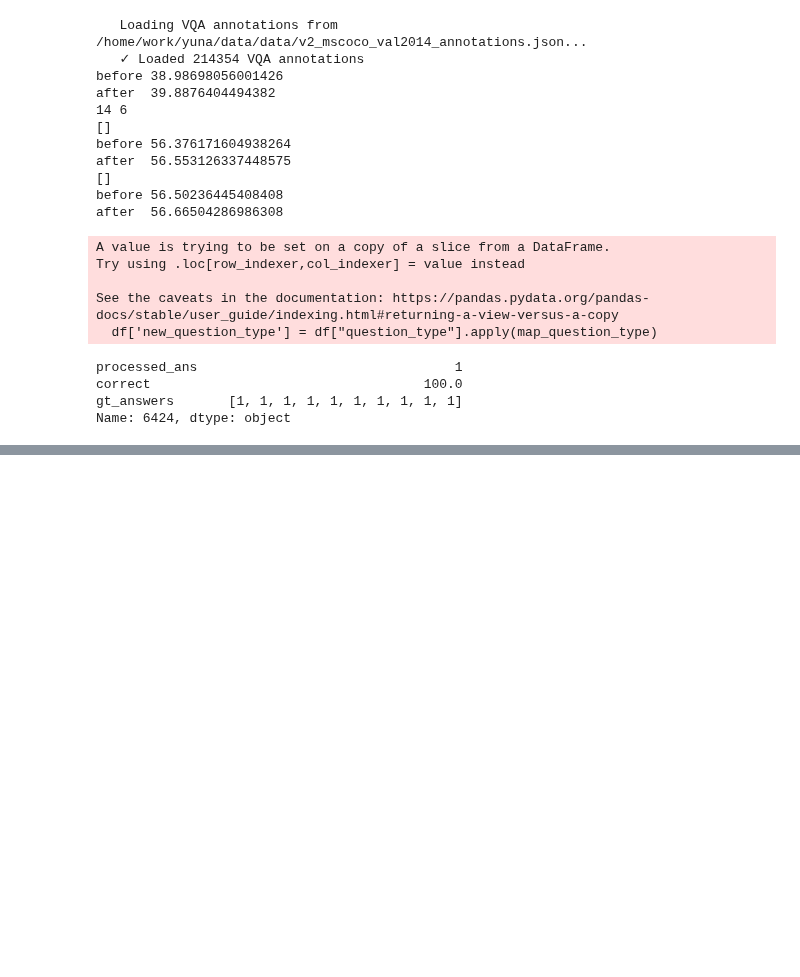
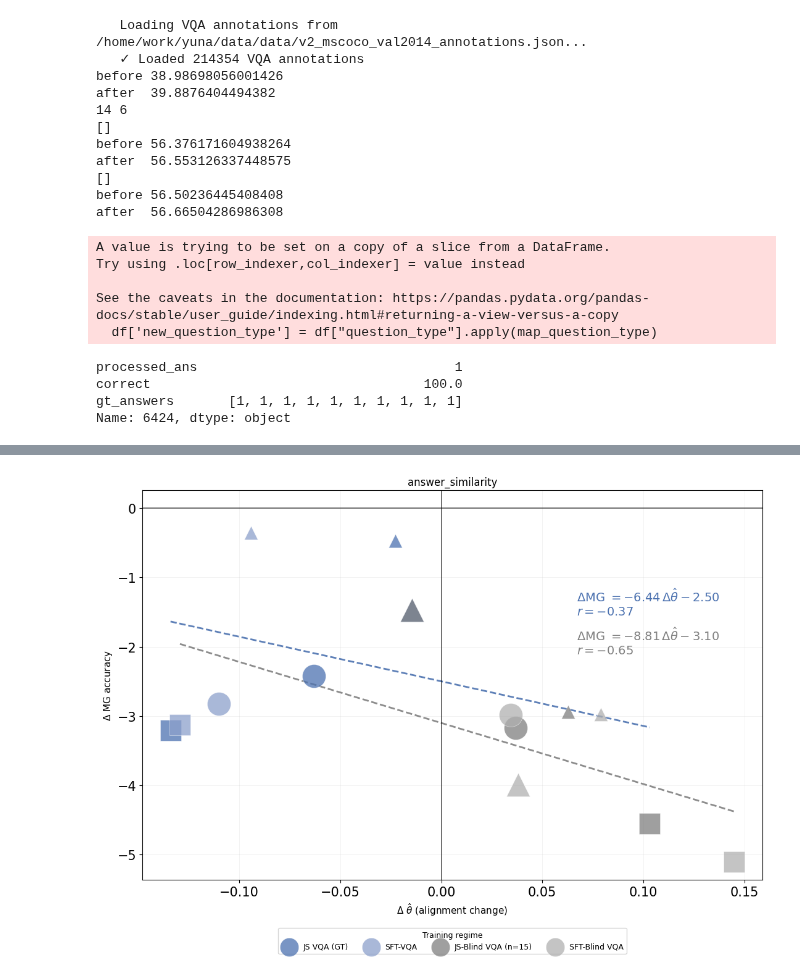
Before and after one commit to unolop/HPA, a Jupyter notebook: evaluation/analysis/correlations.ipynb, the cells around one changed output, grey strips where cells are left out. Cells and saved outputs as stored; diff of their text form; code cells hidden in the pictures; blank space fills up the shorter version.

```diff
--- a/evaluation/analysis/correlations.ipynb
+++ b/evaluation/analysis/correlations.ipynb
@@ -202,2 +207,0 @@ ci_highs_sim = np.array([c[1] for c in df[df['metric'] == 'answer_similarity'].c
-# %%
-df['ci'] = df["ci"].tolist()
@@ -281,0 +305,14 @@ UFuncTypeError: ufunc 'subtract' did not contain a loop with signature matching
+# %%
+sim_mg = vv.test_model_mg_sim.groupby(['model', 'finetuned'])['MG'].mean().reset_index()
+acc_mg = vv.test_model_mg_acc.groupby(['model', 'finetuned'])['MG'].mean().reset_index() # .dropna(axis=1).groupby(['model', 'finetuned']).mean(numeric_only=True)
+vqa_mg = pd.merge(sim_mg, acc_mg, suffixes=('_sim', '_acc'), how='inner', on=['model', 'finetuned'])
+vqa_mg['family'] = vqa_mg['model'].map(get_family)
+vqa_mg['model_size'] = vqa_mg['model'].map(parse_size)
+
+finetuned_list = ['Pretrained', 'JS VQA (GT)', 'JS-Blind VQA (n=15)', 'SFT-Blind VQA',  'SFT-VQA']
+pcorr = pd.merge(df[df['metric'] == 'correct'], vqa_mg, on=['model', 'finetuned'])
+pcorr = pcorr[pcorr['finetuned'].isin(finetuned_list)] # ,'JS-Blind VQA (n=10)', 'SFT-Blind MMStar', 'JS-Blind MMStar (n=15)',
+
+sim_corr = pd.merge(df[df['metric'] == 'answer_similarity'], vqa_mg, on=['model', 'finetuned'])
+sim_corr = sim_corr[sim_corr['finetuned'].isin(finetuned_list)] # ,'JS-Blind VQA (n=10)', 'SFT-Blind MMStar', 'JS-Blind MMStar (n=15)',
+sim_corr
@@ -281,0 +530,38 @@ UFuncTypeError: ufunc 'subtract' did not contain a loop with signature matching
+# %%
+from scipy import stats
+
+x_col = "theta_hat"
+y_col = "MG_sim"
+delta_df = get_delta_df(sim_corr)
+regression_stats = {}
+
+EQ_POS = {
+    "JS":  (0.7, 0.75),
+    "SFT": (0.7, 0.65),
+}
+for regime, labels in REGIME_GROUPS.items():
+    data = delta_df[delta_df["finetuned"].isin(labels)]
+    if len(data) < 3:
+        continue
+
+    x = data["delta_theta"].to_numpy()
+    y = data["delta_mg"].to_numpy()
+
+    slope, intercept, r_val, _, _ = stats.linregress(x, y)
+    rho, _ = stats.spearmanr(x, y)
+
+    regression_stats[regime] = {
+        "slope": slope,
+        "intercept": intercept,
+        "r": r_val,
+        "rho": rho,
+    }
+
+scatterplot_delta_alignment_vs_mg(
+    delta_df,
+    title = 'answer_similarity',
+    colors= regime_colors,          # keyed by finetuned regime
+    markers= family_markers,
+    figsize=(11,8) )
+# %% [output]
+[figure, added]
```
Also changed, not shown: parts of 25 cells of this notebook, 10 other files.
